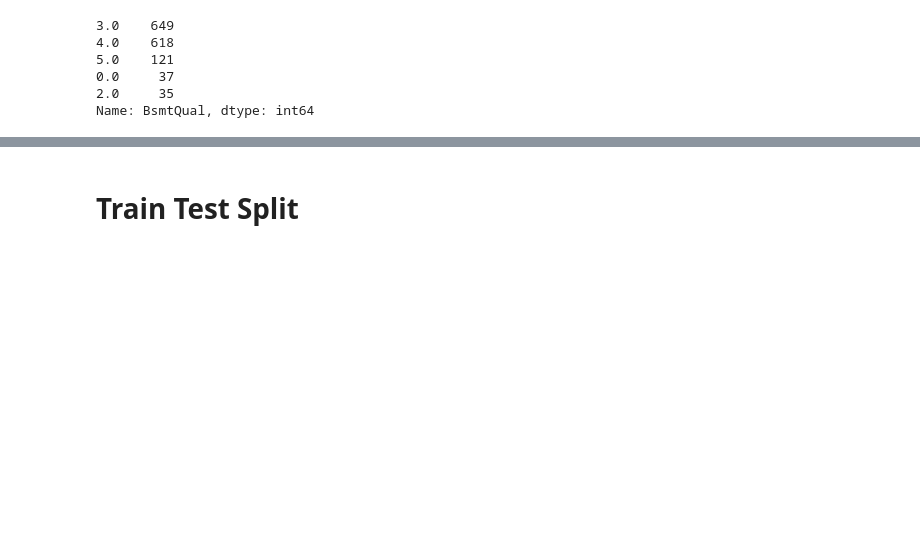
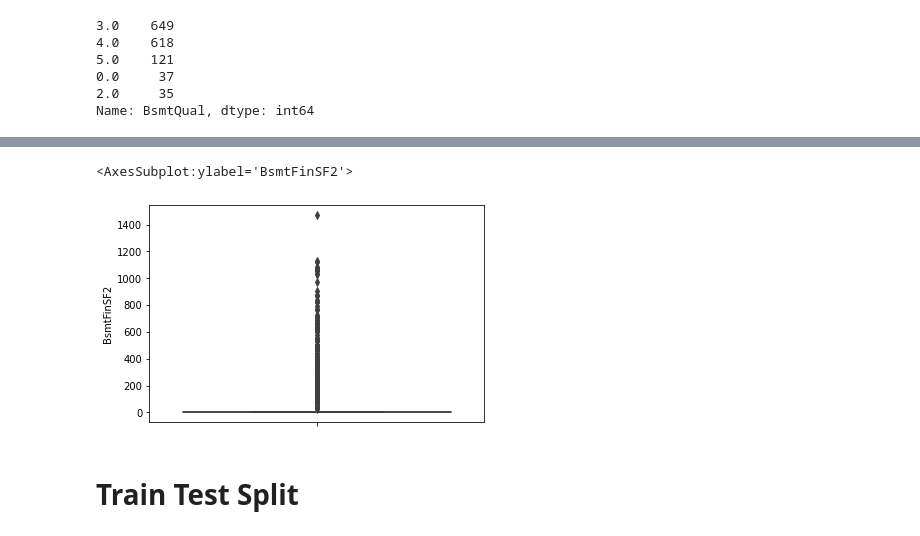
Before and after one commit to TheHamhams/Housing-Kaggle, a Jupyter notebook: Housing Notebook.ipynb, the cells around one changed output, grey strips where cells are left out. Drawn from its saved outputs; the diff is of its cells as text; code cells hidden in the pictures; blank space fills up the shorter version.

```diff
--- a/Housing Notebook.ipynb
+++ b/Housing Notebook.ipynb
@@ -504,0 +597,7 @@ Name: BsmtQual, dtype: int64
+# %%
+print(training.BsmtFinType2.value_counts())
+training.BsmtFinType2.fillna('NA', inplace=True)
+print(training.BsmtFinType2.value_counts())
+
+training.BsmtFinType2 = fin_type_enc.fit_transform(training[['BsmtFinType2']])
+training.BsmtFinType2.value_counts()
@@ -505,3 +629,8 @@ Name: BsmtQual, dtype: int64
+# %%
+sns.boxplot(y = training.BsmtFinSF2)
+# %% [output]
+<AxesSubplot:ylabel='BsmtFinSF2'>
+[figure, added]
 # %% [markdown]
 # Train Test Split
 # %%
```
Also changed, not shown: parts of 12 cells of this notebook, 1 other file.
